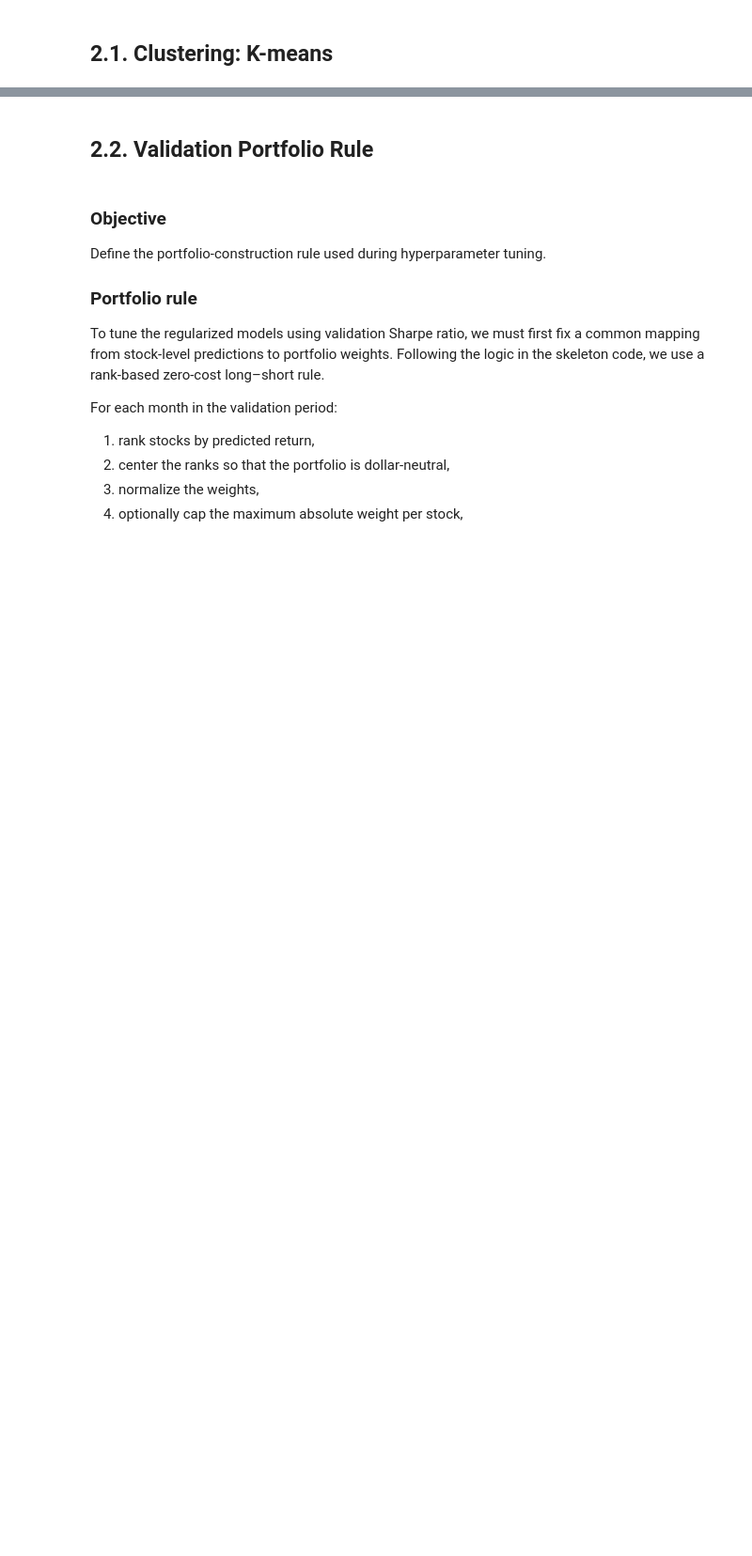
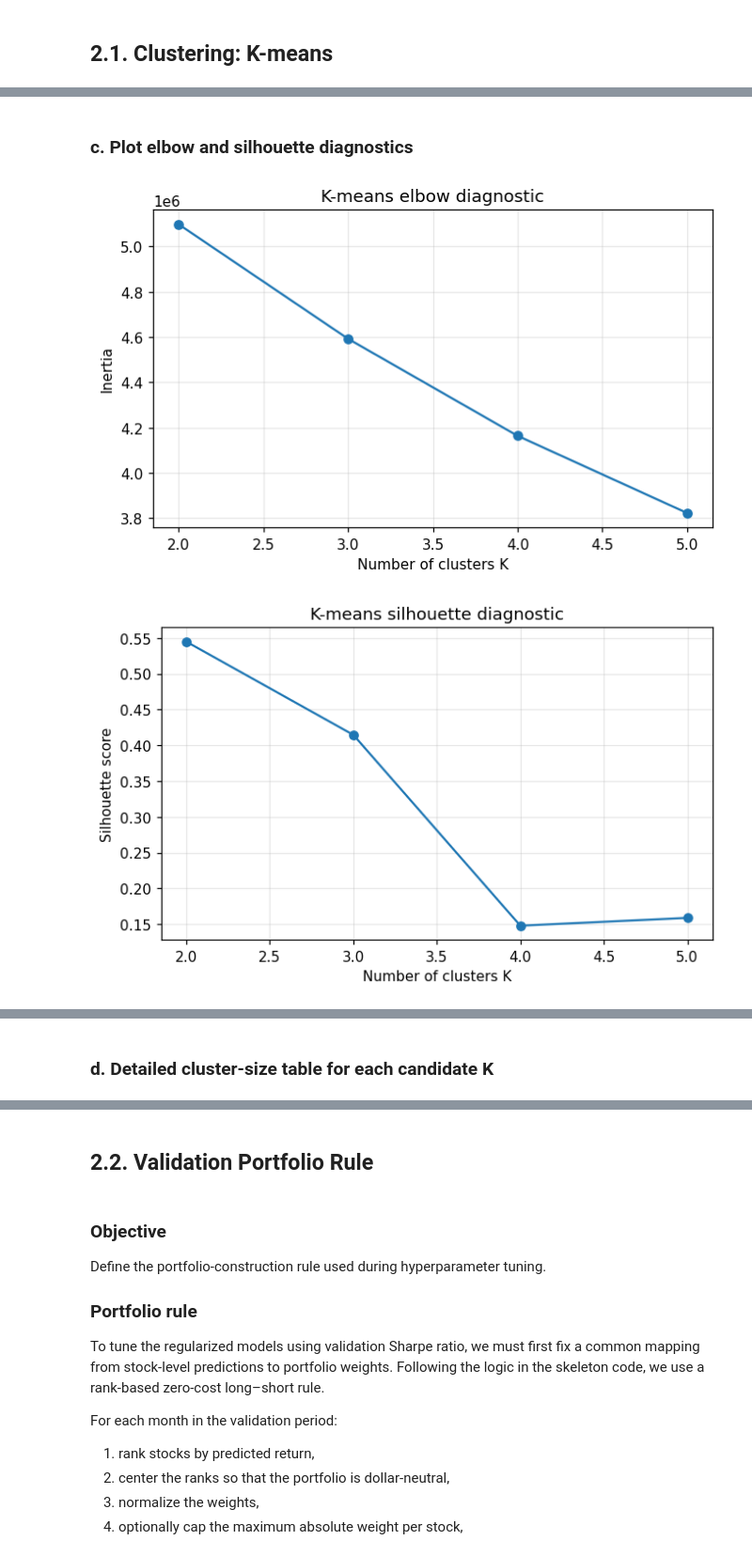
Before and after one commit to JackyJacky1029/FINA-4713-Group-9-Project, a Jupyter notebook: jkp_project.ipynb, the cells around one changed output, grey strips where cells are left out. Shown at 94% size. Cells and saved outputs as stored; diff of their text form; code cells hidden in the pictures; blank space fills up the shorter version.

```diff
--- a/jkp_project.ipynb
+++ b/jkp_project.ipynb
@@ -702,0 +911,13 @@ We do **not** use PCA to construct the clusters. K-means is run directly on the
+# %%
+# The first validation refit date is 2016-01-01.
+k_selection_refit_date = pd.Timestamp("2016-01-01")
+
+# Extract the already-preprocessed training sample.
+train_for_k = valid_update_window[k_selection_refit_date][0].copy()
+# K-means should use only the processed clustering variables.
+X_cluster_train = train_for_k[log_cluster_features].copy()
+
+# Defensive check:
+# After preprocessing, there should be no missing values because we already imputed.
+print("Shape of training sample for K selection:", X_cluster_train.shape)
+# print("Number of missing values in clustering matrix:", X_cluster_train.isna().sum().sum())
@@ -702,0 +1000,34 @@ We do **not** use PCA to construct the clusters. K-means is run directly on the
+# %% [markdown]
+### c. Plot elbow and silhouette diagnostics
+# %%
+# Elbow plot:
+plt.figure(figsize=(7, 4))
+plt.plot(k_diagnostics_df["K"], k_diagnostics_df["inertia"], marker="o")
+plt.xlabel("Number of clusters K")
+plt.ylabel("Inertia")
+plt.title("K-means elbow diagnostic")
+plt.grid(True, alpha=0.3)
+plt.show()
+
+# Silhouette plot:
+plt.figure(figsize=(7, 4))
+plt.plot(k_diagnostics_df["K"], k_diagnostics_df["silhouette"], marker="o")
+plt.xlabel("Number of clusters K")
+plt.ylabel("Silhouette score")
+plt.title("K-means silhouette diagnostic")
+plt.grid(True, alpha=0.3)
+plt.show()
+
+# Cluster balance plot:
+plt.figure(figsize=(7, 4))
+plt.plot(k_diagnostics_df["K"], k_diagnostics_df["min_cluster_share"], marker="o", label="Minimum cluster share")
+plt.plot(k_diagnostics_df["K"], k_diagnostics_df["max_cluster_share"], marker="o", label="Maximum cluster share")
+plt.xlabel("Number of clusters K")
+plt.ylabel("Cluster share")
+plt.title("Cluster-size balance diagnostic")
+plt.legend()
+plt.grid(True, alpha=0.3)
+plt.show()
+# %% [output]
+[figure, added]
+[figure, added]
@@ -702,0 +1035,2 @@ We do **not** use PCA to construct the clusters. K-means is run directly on the
+# %% [markdown]
+### d. Detailed cluster-size table for each candidate K
```
Also changed, not shown: parts of 66 cells of this notebook.
